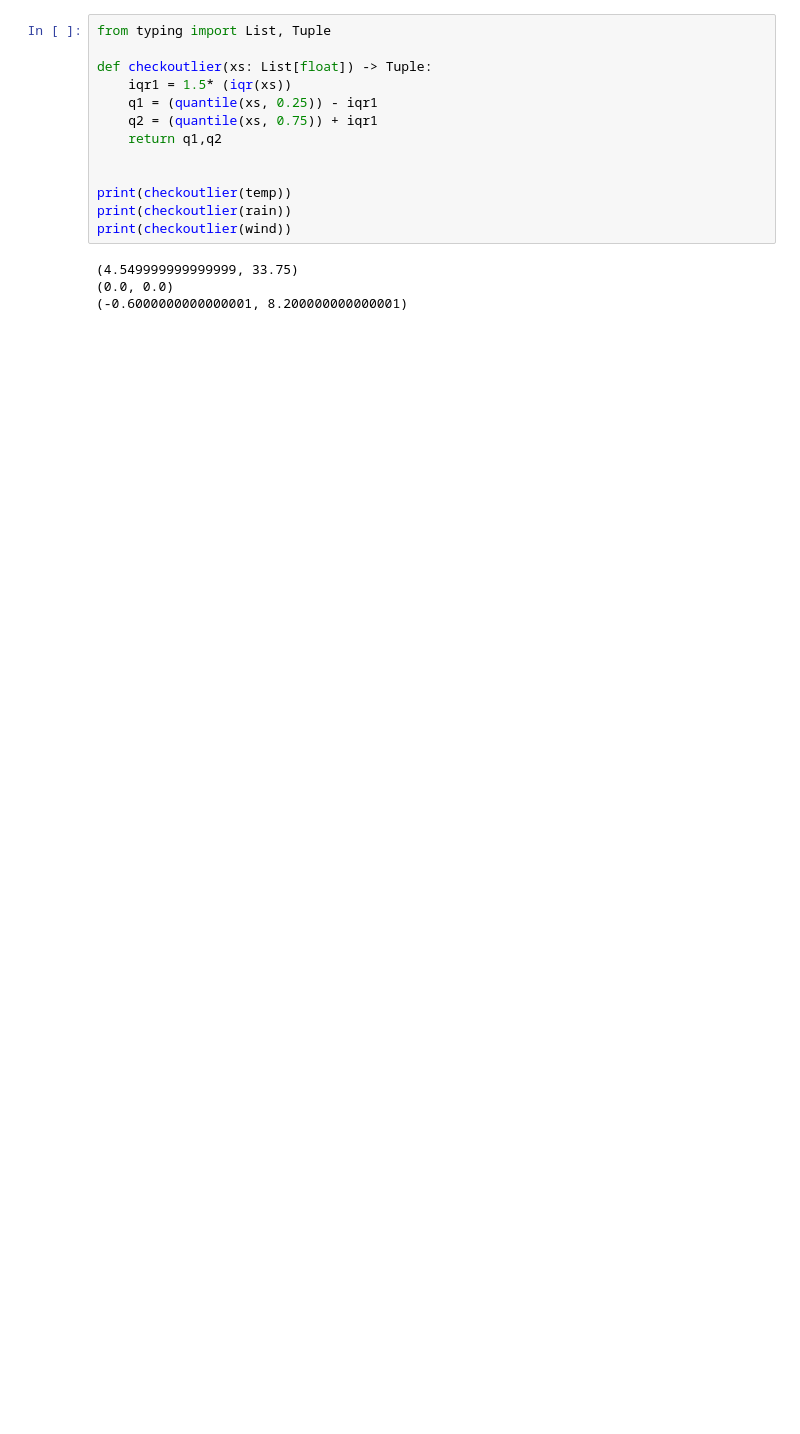
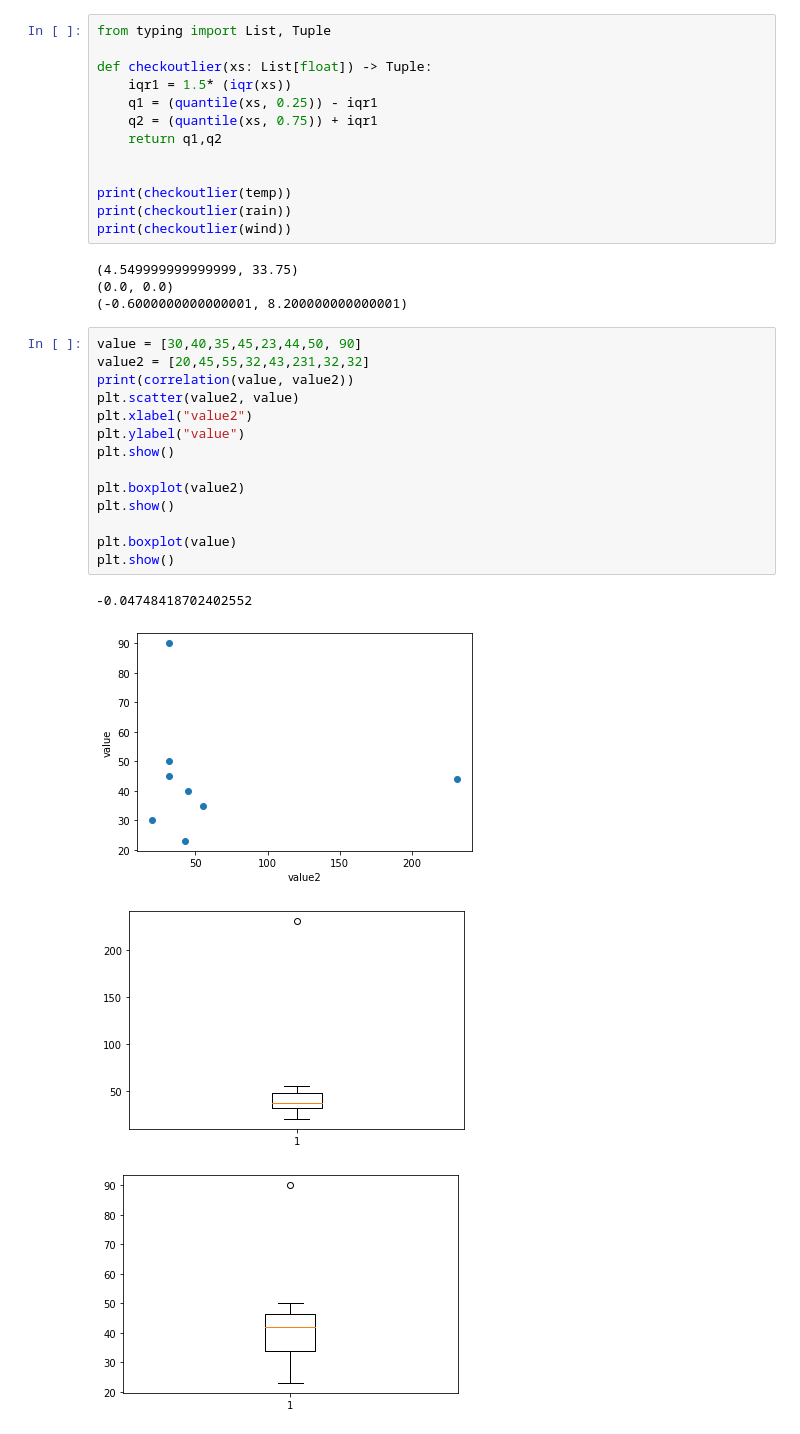
Before and after one commit to lkarjun/data-science-from-scratch, a Jupyter notebook: ChapterFive/Statistics.ipynb, the cells around one changed output. Drawn from its saved outputs; the diff is of its cells as text; blank space fills up the shorter version.

```diff
--- a/ChapterFive/Statistics.ipynb
+++ b/ChapterFive/Statistics.ipynb
@@ -352,3 +353,22 @@ print(checkoutlier(wind))
 (4.549999999999999, 33.75)
 (0.0, 0.0)
 (-0.6000000000000001, 8.200000000000001)
+# %%
+value = [30,40,35,45,23,44,50, 90]
+value2 = [20,45,55,32,43,231,32,32]
+print(correlation(value, value2))
+plt.scatter(value2, value)
+plt.xlabel("value2")
+plt.ylabel("value")
+plt.show()
+
+plt.boxplot(value2)
+plt.show()
+
+plt.boxplot(value)
+plt.show()
+# %% [output]
+-0.04748418702402552
+[figure, added]
+[figure, added]
+[figure, added]
```
Also changed, not shown: parts of 6 cells of this notebook.
